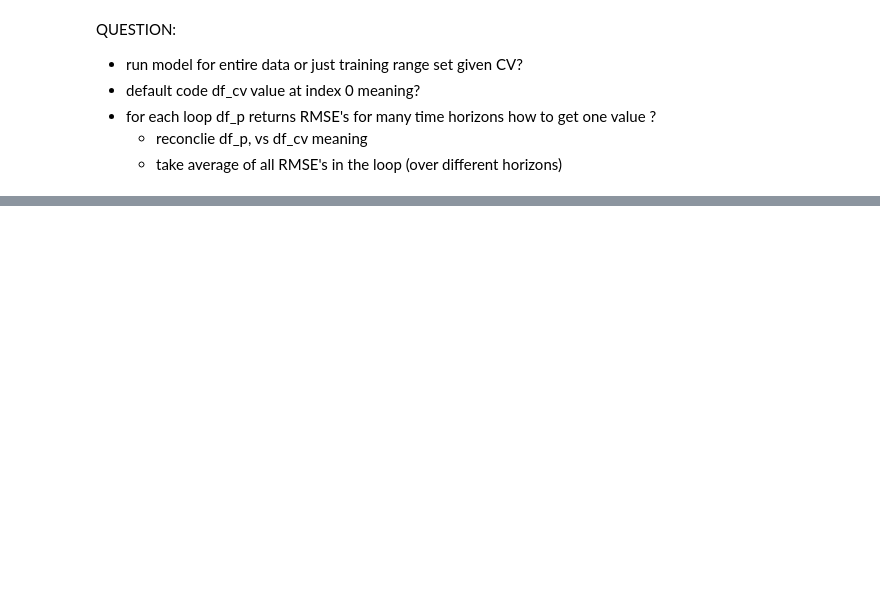
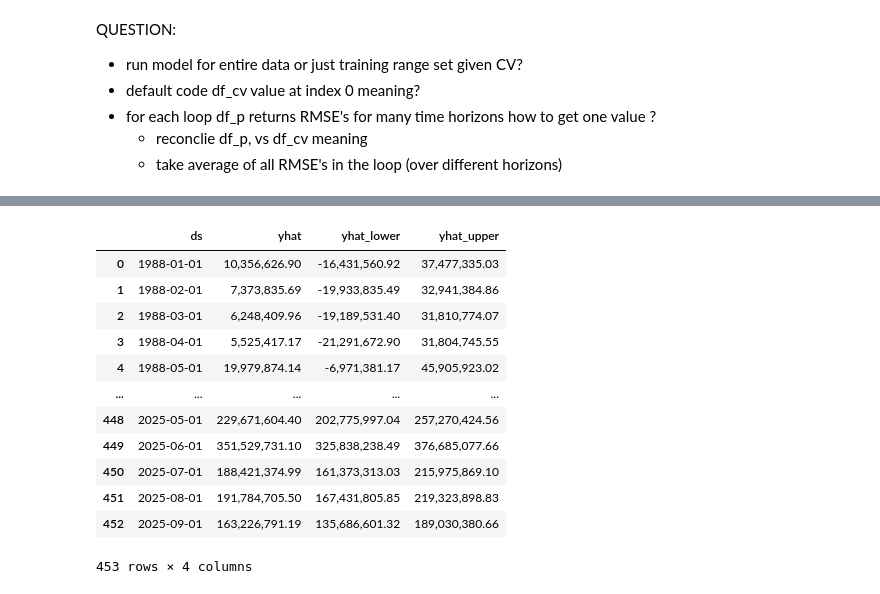
Before and after one commit to brigittesullivan/w30-final-lhl-project, a Jupyter notebook: 3. Modelling_Optimization.ipynb, the cells around one changed output, grey strips where cells are left out. Saved outputs shown, nothing was run; the diff lists cells and outputs as text; code cells hidden in the pictures; blank space fills up the shorter version.

```diff
--- a/3. Modelling_Optimization.ipynb
+++ b/3. Modelling_Optimization.ipynb
@@ -267,14 +264,16 @@ datetime.timedelta(days=10927)
 # %%
-# ??????????
 # Prophet suggested ranges
 
 changepoint_range = [0.001, 0.101,0.201,0.301,0.401,0.5]
 
-print('changepoint_range:',changepoint_range)
+# print('changepoint_range:',changepoint_range)
 
 seasonality_range=[0.01, 1.01, 3.01, 5.0, 7.01, 10]
-print('seasonality_range: ', seasonality_range)
+# print('seasonality_range: ', seasonality_range)
 
 # holidays_range =  np.arange(0.01, 10, 0.5)
 holidays_range=  [0.01, 1.01, 3.01, 5.0, 7.01, 10]
-print('holidays_range: ', holidays_range)
+# print('holidays_range: ', holidays_range)
+
+seasonanility_mode = ['additive', 'multiplicative']
+yearly_seasonality = [True, False]
@@ -569,0 +632,18 @@ def mean_absolute_percentage_error(y_true, y_pred):
+# %%
+forecast = m.predict(future)
+predictions = forecast[['ds', 'yhat', 'yhat_lower', 'yhat_upper']]
+predictions
+# %% [output]
+|  | ds | yhat | yhat_lower | yhat_upper |
+| 0 | 1988-01-01 | 10,356,626.90 | -16,431,560.92 | 37,477,335.03 |
+| 1 | 1988-02-01 | 7,373,835.69 | -19,933,835.49 | 32,941,384.86 |
+| 2 | 1988-03-01 | 6,248,409.96 | -19,189,531.40 | 31,810,774.07 |
+| 3 | 1988-04-01 | 5,525,417.17 | -21,291,672.90 | 31,804,745.55 |
+| 4 | 1988-05-01 | 19,979,874.14 | -6,971,381.17 | 45,905,923.02 |
+| ... | ... | ... | ... | ... |
+| 448 | 2025-05-01 | 229,671,604.40 | 202,775,997.04 | 257,270,424.56 |
+| 449 | 2025-06-01 | 351,529,731.10 | 325,838,238.49 | 376,685,077.66 |
+| 450 | 2025-07-01 | 188,421,374.99 | 161,373,313.03 | 215,975,869.10 |
+| 451 | 2025-08-01 | 191,784,705.50 | 167,431,805.85 | 219,323,898.83 |
+| 452 | 2025-09-01 | 163,226,791.19 | 135,686,601.32 | 189,030,380.66 |
+453 rows × 4 columns
```
Also changed, not shown: parts of 45 cells of this notebook, 3 other files.
